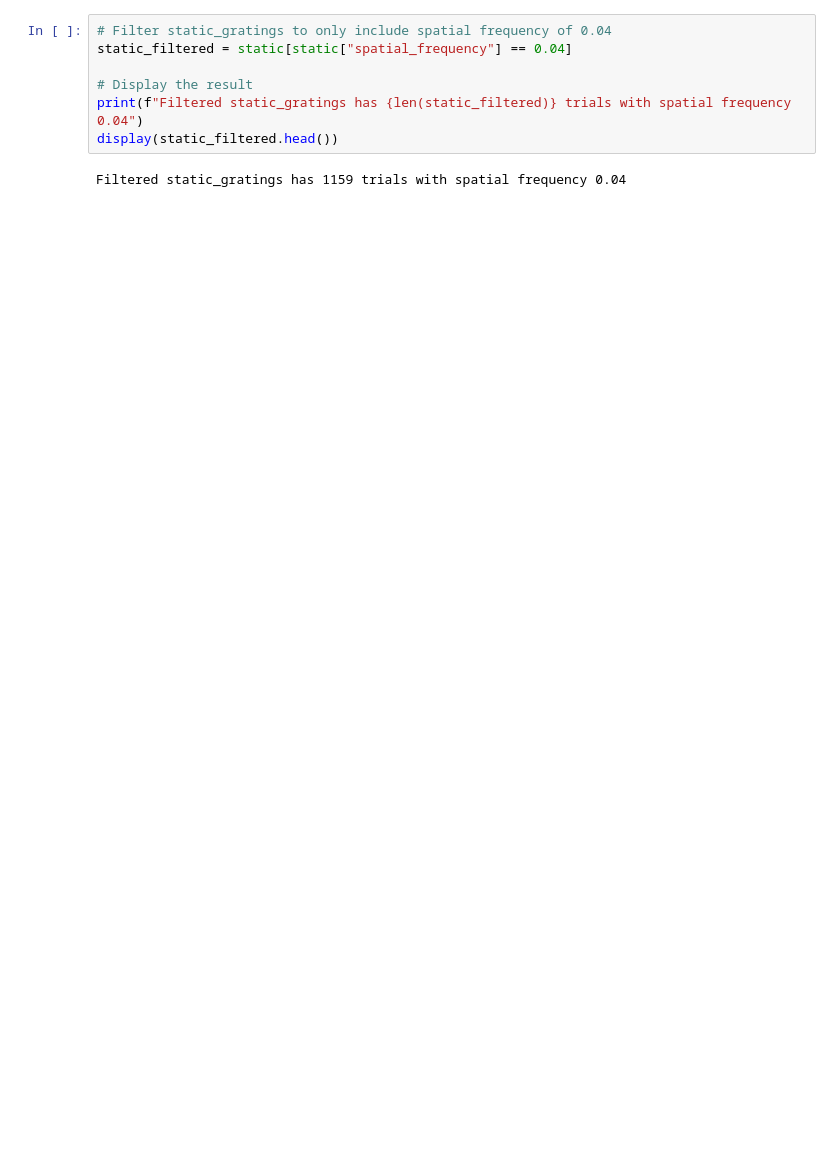
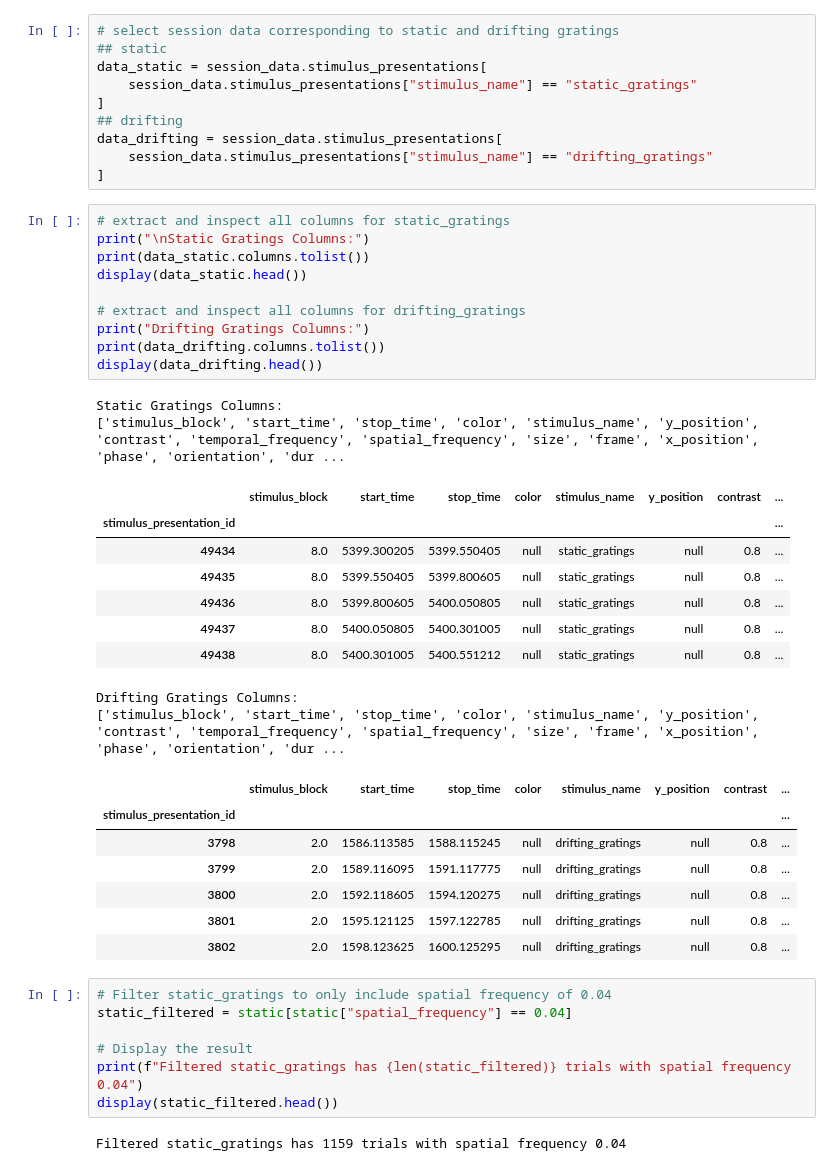
Before and after one commit to emmacristinamora/neuroscience, a Jupyter notebook: exploring_emma.ipynb, the cells around one changed output. Cells and saved outputs as stored; diff of their text form; blank space fills up the shorter version.

```diff
--- a/exploring_emma.ipynb
+++ b/exploring_emma.ipynb
@@ -279,3 +272,42 @@ Static Gratings Columns:
+# %%
+# select session data corresponding to static and drifting gratings
+## static
+data_static = session_data.stimulus_presentations[
+    session_data.stimulus_presentations["stimulus_name"] == "static_gratings"
+]
+## drifting
+data_drifting = session_data.stimulus_presentations[
+    session_data.stimulus_presentations["stimulus_name"] == "drifting_gratings"
+]
+# %%
+# extract and inspect all columns for static_gratings
+print("\nStatic Gratings Columns:")
+print(data_static.columns.tolist())
+display(data_static.head())
+
+# extract and inspect all columns for drifting_gratings
+print("Drifting Gratings Columns:")
+print(data_drifting.columns.tolist())
+display(data_drifting.head())
+# %% [output]
+Static Gratings Columns:
+['stimulus_block', 'start_time', 'stop_time', 'color', 'stimulus_name', 'y_position', 'contrast', 'temporal_frequency', 'spatial_frequency', 'size', 'frame', 'x_position', 'phase', 'orientation', 'dur ...
+|  | stimulus_block | start_time | stop_time | color | stimulus_name | y_position | contrast | ... |
+| stimulus_presentation_id |  |  |  |  |  |  |  | ... |
+| 49434 | 8.0 | 5399.300205 | 5399.550405 | null | static_gratings | null | 0.8 | ... |
+| 49435 | 8.0 | 5399.550405 | 5399.800605 | null | static_gratings | null | 0.8 | ... |
+| 49436 | 8.0 | 5399.800605 | 5400.050805 | null | static_gratings | null | 0.8 | ... |
+| 49437 | 8.0 | 5400.050805 | 5400.301005 | null | static_gratings | null | 0.8 | ... |
+| 49438 | 8.0 | 5400.301005 | 5400.551212 | null | static_gratings | null | 0.8 | ... |
+Drifting Gratings Columns:
+['stimulus_block', 'start_time', 'stop_time', 'color', 'stimulus_name', 'y_position', 'contrast', 'temporal_frequency', 'spatial_frequency', 'size', 'frame', 'x_position', 'phase', 'orientation', 'dur ...
+|  | stimulus_block | start_time | stop_time | color | stimulus_name | y_position | contrast | ... |
+| stimulus_presentation_id |  |  |  |  |  |  |  | ... |
+| 3798 | 2.0 | 1586.113585 | 1588.115245 | null | drifting_gratings | null | 0.8 | ... |
+| 3799 | 2.0 | 1589.116095 | 1591.117775 | null | drifting_gratings | null | 0.8 | ... |
+| 3800 | 2.0 | 1592.118605 | 1594.120275 | null | drifting_gratings | null | 0.8 | ... |
+| 3801 | 2.0 | 1595.121125 | 1597.122785 | null | drifting_gratings | null | 0.8 | ... |
+| 3802 | 2.0 | 1598.123625 | 1600.125295 | null | drifting_gratings | null | 0.8 | ... |
 # %%
 # Filter static_gratings to only include spatial frequency of 0.04
 static_filtered = static[static["spatial_frequency"] == 0.04]
```
Also changed, not shown: parts of 51 cells of this notebook.
